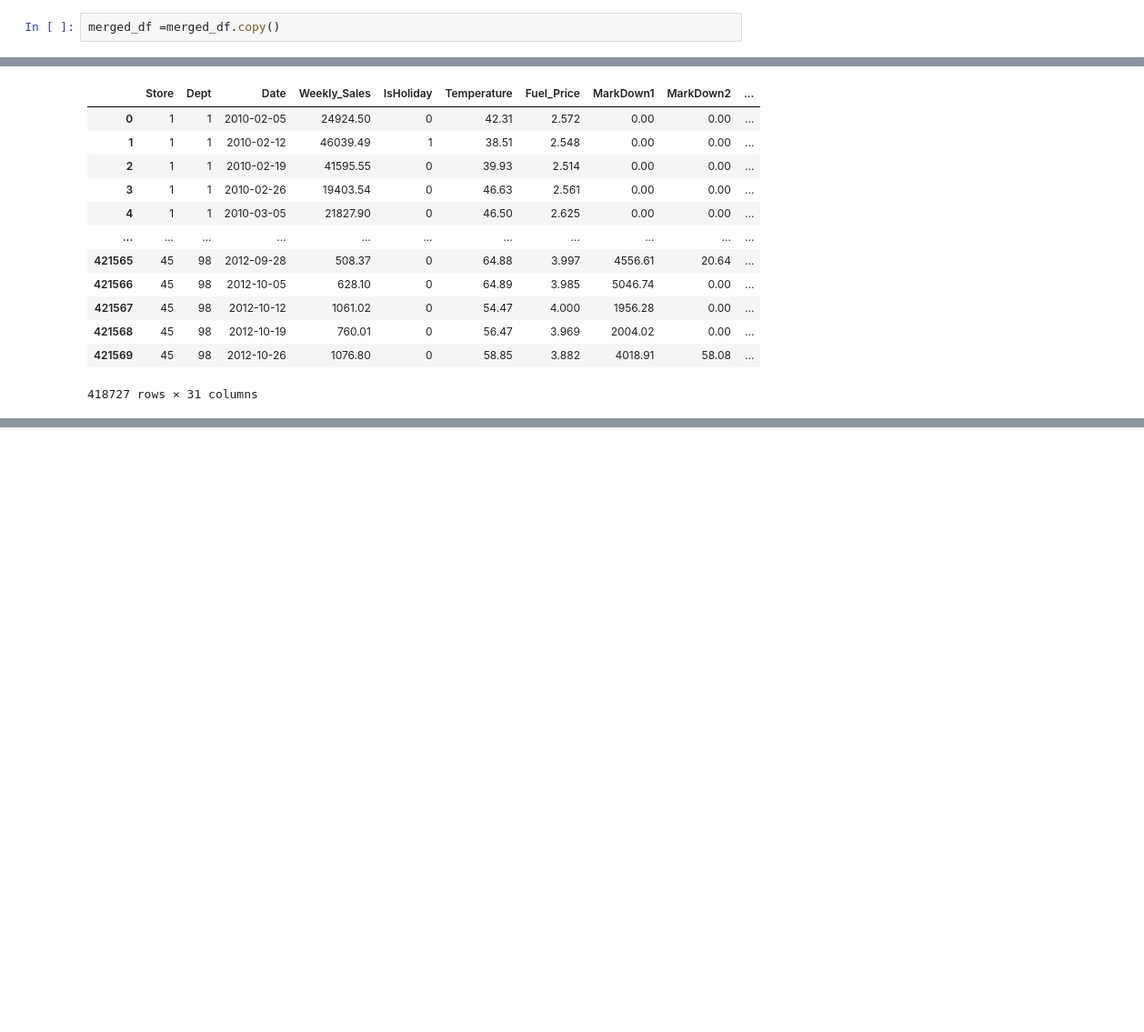
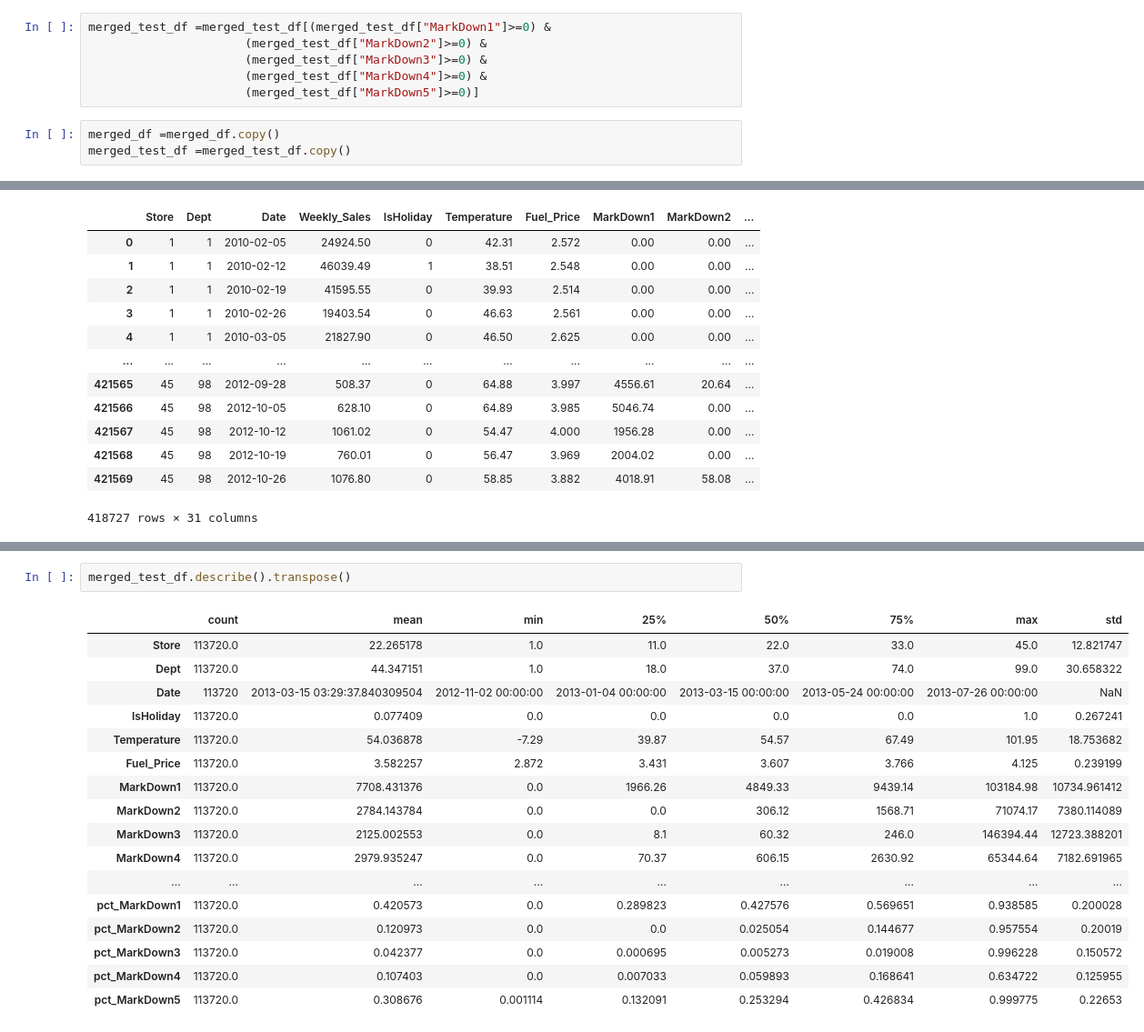
Before and after one commit to Imran1hp/Walmart_sales_prediction, a Jupyter notebook: Walmart_Sales_Prediction.ipynb, the cells around one changed output, grey strips where cells are left out. Shown at 91% size. Saved outputs shown, nothing was run; the diff lists cells and outputs as text; blank space fills up the shorter version.

```diff
--- a/Walmart_Sales_Prediction.ipynb
+++ b/Walmart_Sales_Prediction.ipynb
@@ -329,8 +329,15 @@ merged_df = merged_df[(merged_df["Weekly_Sales"]>=0) &
                       (merged_df["MarkDown3"]>=0) &
                       (merged_df["MarkDown4"]>=0) &
                       (merged_df["MarkDown5"]>=0)]
+# %%
+merged_test_df =merged_test_df[(merged_test_df["MarkDown1"]>=0) &
+                      (merged_test_df["MarkDown2"]>=0) &
+                      (merged_test_df["MarkDown3"]>=0) &
+                      (merged_test_df["MarkDown4"]>=0) &
+                      (merged_test_df["MarkDown5"]>=0)]
 # %%
 merged_df =merged_df.copy()
+merged_test_df =merged_test_df.copy()
 # %%
 def create_date_features(df):
     df["Date"] = pd.to_datetime(df['Date'])
@@ -456,0 +487,20 @@ merged_df.describe()
+# %%
+merged_test_df.describe().transpose()
+# %% [output]
+|  | count | mean | min | 25% | 50% | 75% | max | std |
+| Store | 113720.0 | 22.265178 | 1.0 | 11.0 | 22.0 | 33.0 | 45.0 | 12.821747 |
+| Dept | 113720.0 | 44.347151 | 1.0 | 18.0 | 37.0 | 74.0 | 99.0 | 30.658322 |
+| Date | 113720 | 2013-03-15 03:29:37.840309504 | 2012-11-02 00:00:00 | 2013-01-04 00:00:00 | 2013-03-15 00:00:00 | 2013-05-24 00:00:00 | 2013-07-26 00:00:00 | NaN |
+| IsHoliday | 113720.0 | 0.077409 | 0.0 | 0.0 | 0.0 | 0.0 | 1.0 | 0.267241 |
+| Temperature | 113720.0 | 54.036878 | -7.29 | 39.87 | 54.57 | 67.49 | 101.95 | 18.753682 |
+| Fuel_Price | 113720.0 | 3.582257 | 2.872 | 3.431 | 3.607 | 3.766 | 4.125 | 0.239199 |
+| MarkDown1 | 113720.0 | 7708.431376 | 0.0 | 1966.26 | 4849.33 | 9439.14 | 103184.98 | 10734.961412 |
+| MarkDown2 | 113720.0 | 2784.143784 | 0.0 | 0.0 | 306.12 | 1568.71 | 71074.17 | 7380.114089 |
+| MarkDown3 | 113720.0 | 2125.002553 | 0.0 | 8.1 | 60.32 | 246.0 | 146394.44 | 12723.388201 |
+| MarkDown4 | 113720.0 | 2979.935247 | 0.0 | 70.37 | 606.15 | 2630.92 | 65344.64 | 7182.691965 |
+| ... | ... | ... | ... | ... | ... | ... | ... | ... |
+| pct_MarkDown1 | 113720.0 | 0.420573 | 0.0 | 0.289823 | 0.427576 | 0.569651 | 0.938585 | 0.200028 |
+| pct_MarkDown2 | 113720.0 | 0.120973 | 0.0 | 0.0 | 0.025054 | 0.144677 | 0.957554 | 0.20019 |
+| pct_MarkDown3 | 113720.0 | 0.042377 | 0.0 | 0.000695 | 0.005273 | 0.019008 | 0.996228 | 0.150572 |
+| pct_MarkDown4 | 113720.0 | 0.107403 | 0.0 | 0.007033 | 0.059893 | 0.168641 | 0.634722 | 0.125955 |
+| pct_MarkDown5 | 113720.0 | 0.308676 | 0.001114 | 0.132091 | 0.253294 | 0.426834 | 0.999775 | 0.22653 |
```
Also changed, not shown: parts of 5 cells of this notebook.
